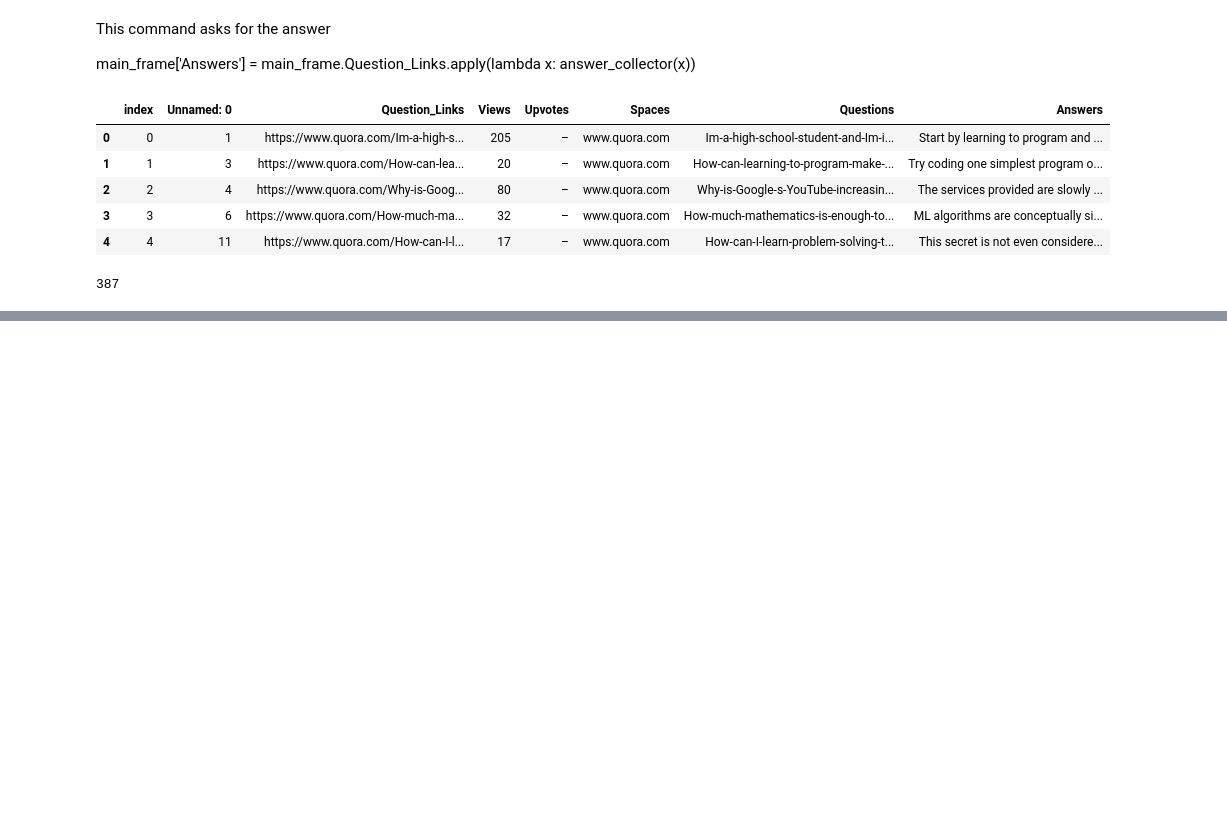
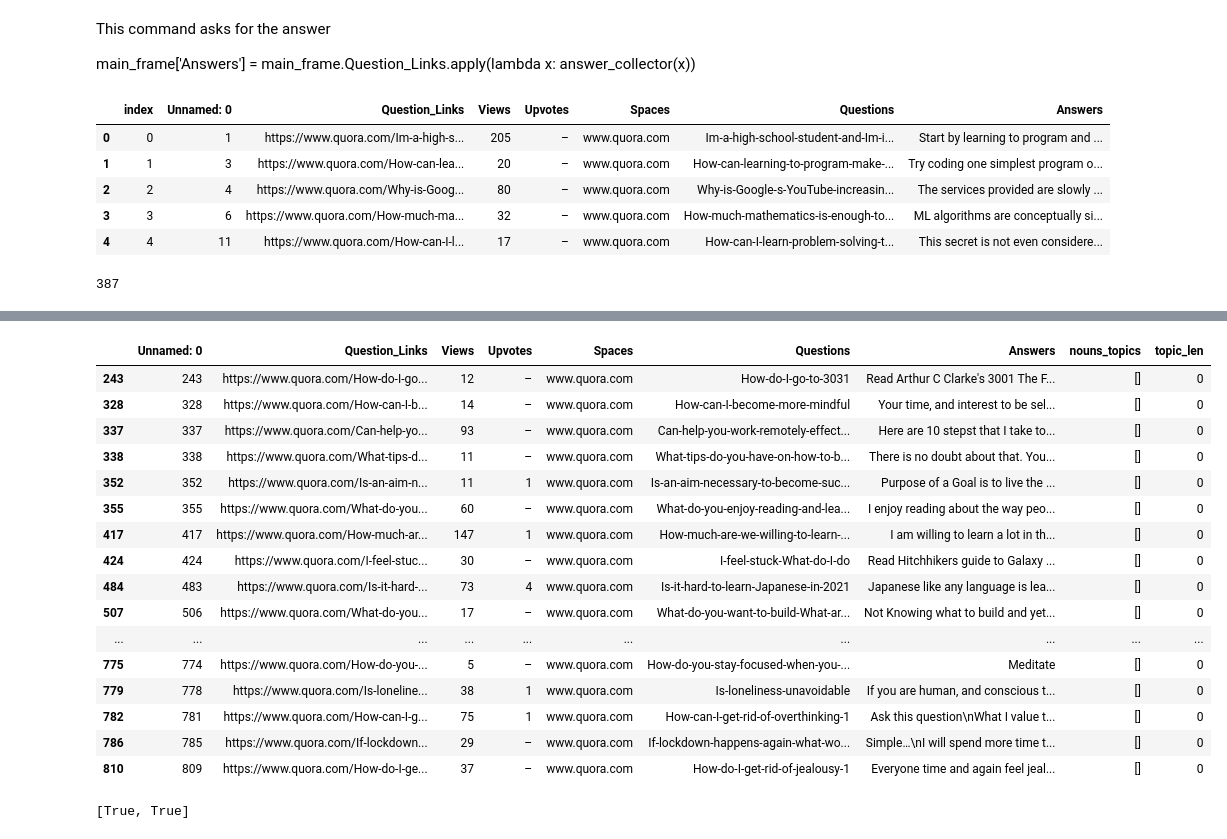
Before and after one commit to Kamalabot/Datagathering_Automation, a Jupyter notebook: QuoraScraper.ipynb, the cells around one changed output, grey strips where cells are left out. Cells and saved outputs as stored; diff of their text form; code cells hidden in the pictures; blank space fills up the shorter version.

Commit message:
Pushing the Quora scrapper

```diff
--- a/QuoraScraper.ipynb
+++ b/QuoraScraper.ipynb
@@ -456,3 +499,8 @@ for idex, link in enumerate(load_answers.Questions):
         ans.write(get_answer)
 # %%
 #Creating the contents file with list of questions and the links to them
+#I am thinking if by looking at the answers that I have, can it suggest those fully
+#or partly to another question?
+
+updated_answers = pd.read_csv('Updated_answers_29thApr.csv')
+updated_answers.head()
@@ -458,0 +628,3 @@ for idex, link in enumerate(load_answers.Questions):
+# %%
+updated_answers['nouns_topics'] = updated_answers.Questions.apply(lambda x: [word for word, pos in pos_tag(x.split('-')) if pos == 'NNP' or pos == 'NNS'])
+updated_answers.head()
@@ -458,0 +638,31 @@ for idex, link in enumerate(load_answers.Questions):
+# %%
+updated_answers.loc[updated_answers.topic_len == 0, 'nouns_topics'] = updated_answers.loc[updated_answers.topic_len == 0, 'Questions'].apply(lambda x: [word for word, pos in pos_tag(x.split('-')) if pos == 'NN'])
+# %%
+updated_answers['topic_len'] = updated_answers.nouns_topics.apply(lambda x: len(x))
+
+updated_answers[updated_answers.topic_len == 0]
+# %% [output]
+|  | Unnamed: 0 | Question_Links | Views | Upvotes | Spaces | Questions | Answers | nouns_topics | topic_len |
+| 243 | 243 | https://www.quora.com/How-do-I-go... | 12 | – | www.quora.com | How-do-I-go-to-3031 | Read Arthur C Clarke's 3001 The F... | [] | 0 |
+| 328 | 328 | https://www.quora.com/How-can-I-b... | 14 | – | www.quora.com | How-can-I-become-more-mindful | Your time, and interest to be sel... | [] | 0 |
+| 337 | 337 | https://www.quora.com/Can-help-yo... | 93 | – | www.quora.com | Can-help-you-work-remotely-effect... | Here are 10 stepst that I take to... | [] | 0 |
+| 338 | 338 | https://www.quora.com/What-tips-d... | 11 | – | www.quora.com | What-tips-do-you-have-on-how-to-b... | There is no doubt about that. You... | [] | 0 |
+| 352 | 352 | https://www.quora.com/Is-an-aim-n... | 11 | 1 | www.quora.com | Is-an-aim-necessary-to-become-suc... | Purpose of a Goal is to live the ... | [] | 0 |
+| 355 | 355 | https://www.quora.com/What-do-you... | 60 | – | www.quora.com | What-do-you-enjoy-reading-and-lea... | I enjoy reading about the way peo... | [] | 0 |
+| 417 | 417 | https://www.quora.com/How-much-ar... | 147 | 1 | www.quora.com | How-much-are-we-willing-to-learn-... | I am willing to learn a lot in th... | [] | 0 |
+| 424 | 424 | https://www.quora.com/I-feel-stuc... | 30 | – | www.quora.com | I-feel-stuck-What-do-I-do | Read Hitchhikers guide to Galaxy ... | [] | 0 |
+| 484 | 483 | https://www.quora.com/Is-it-hard-... | 73 | 4 | www.quora.com | Is-it-hard-to-learn-Japanese-in-2021 | Japanese like any language is lea... | [] | 0 |
+| 507 | 506 | https://www.quora.com/What-do-you... | 17 | – | www.quora.com | What-do-you-want-to-build-What-ar... | Not Knowing what to build and yet... | [] | 0 |
+| ... | ... | ... | ... | ... | ... | ... | ... | ... | ... |
+| 775 | 774 | https://www.quora.com/How-do-you-... | 5 | – | www.quora.com | How-do-you-stay-focused-when-you-... | Meditate | [] | 0 |
+| 779 | 778 | https://www.quora.com/Is-loneline... | 38 | 1 | www.quora.com | Is-loneliness-unavoidable | If you are human, and conscious t... | [] | 0 |
+| 782 | 781 | https://www.quora.com/How-can-I-g... | 75 | 1 | www.quora.com | How-can-I-get-rid-of-overthinking-1 | Ask this question\nWhat I value t... | [] | 0 |
+| 786 | 785 | https://www.quora.com/If-lockdown... | 29 | – | www.quora.com | If-lockdown-happens-again-what-wo... | Simple…\nI will spend more time t... | [] | 0 |
+| 810 | 809 | https://www.quora.com/How-do-I-ge... | 37 | – | www.quora.com | How-do-I-get-rid-of-jealousy-1 | Everyone time and again feel jeal... | [] | 0 |
+# %%
+#Take one noun topic and see if any of the nouns match with another question
+nonu = updated_answers.nouns_topics[0]
+
+[True for n in nonu if n in updated_answers.Questions[0]]
+# %% [output]
+[True, True]
```
Also changed, not shown: parts of 22 cells of this notebook.
